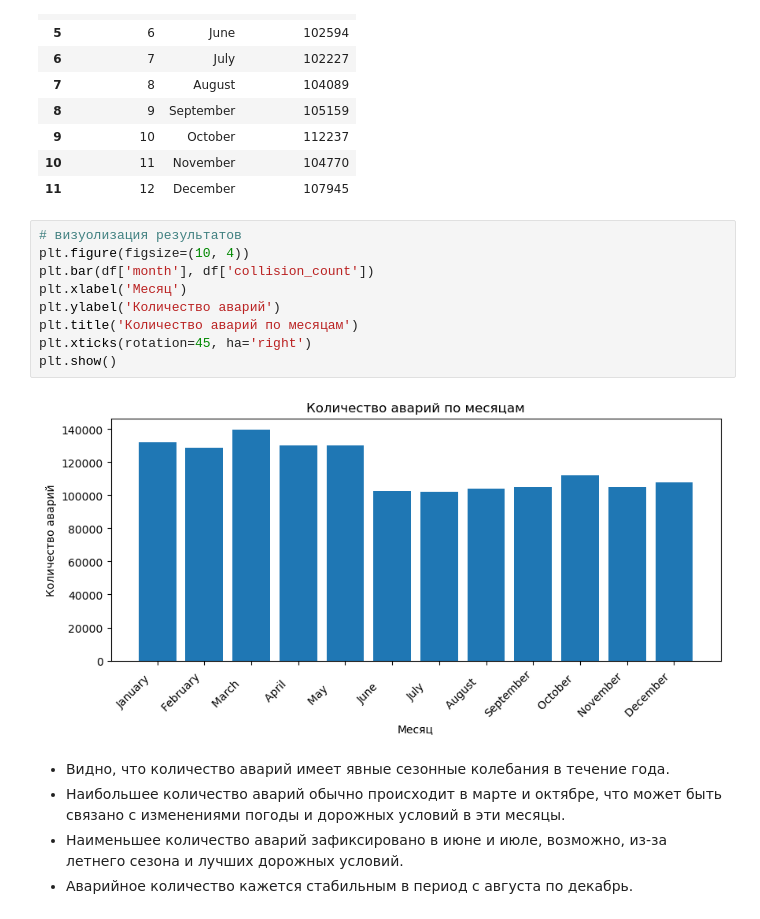
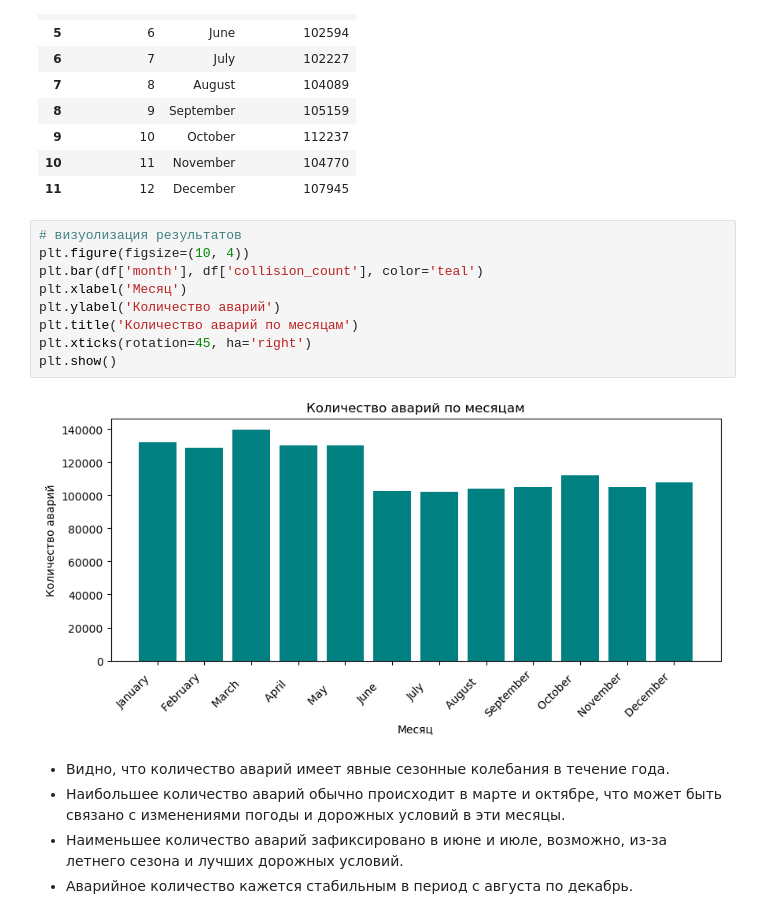
Before and after one commit to Denis-Mukhanov/road-accident-risk, a Jupyter notebook: road_accident_risk.ipynb, the cells around one changed output. Cells and saved outputs as stored; diff of their text form.

```diff
--- a/road_accident_risk.ipynb
+++ b/road_accident_risk.ipynb
@@ -251,14 +251,14 @@ display(df)
 # %%
 # визуолизация результатов
 plt.figure(figsize=(10, 4))
-plt.bar(df['month'], df['collision_count'])
+plt.bar(df['month'], df['collision_count'], color='teal')
 plt.xlabel('Месяц')
 plt.ylabel('Количество аварий')
 plt.title('Количество аварий по месяцам')
 plt.xticks(rotation=45, ha='right')
 plt.show()
 # %% [output]
-[figure, old version]
+[figure, new version]
 # %% [markdown]
 - Видно, что количество аварий имеет явные сезонные колебания в течение года.
 - Наибольшее количество аварий обычно происходит в марте и октябре, что может быть связано с изменениями погоды и дорожных условий в эти месяцы.
```
Also changed, not shown: parts of 7 cells of this notebook.
